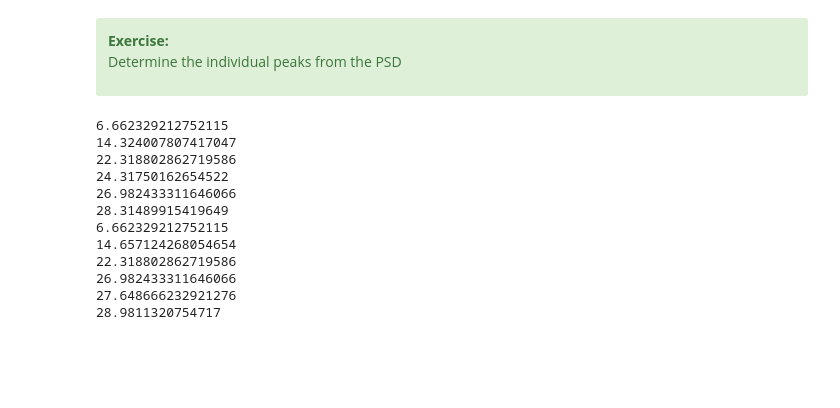
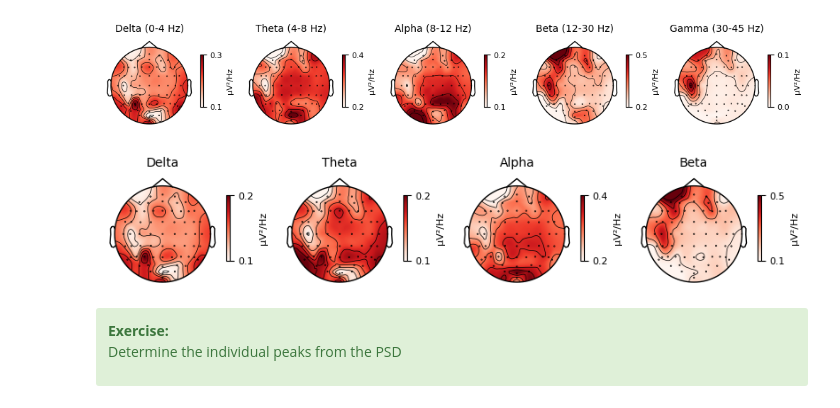
Before and after one commit to CarinaFo/MNE_workshop_liverpool_2024, a Jupyter notebook: notebooks/4_time_frequency_analysis_solution.ipynb, the cells around one changed output. Drawn from its saved outputs; the diff is of its cells as text; code cells hidden in the pictures; blank space fills up the shorter version.

```diff
--- a/notebooks/4_time_frequency_analysis_solution.ipynb
+++ b/notebooks/4_time_frequency_analysis_solution.ipynb
@@ -76,3 +65,15 @@ spectrum_epochs.plot_topomap(ch_type='eeg', normalize=True, dB=True);
+# %%
+spectrum_raw.plot_topomap(ch_type='eeg', normalize=True, dB=True);
+
+
+# change the frequency bands to your liking
+# the bands are defined in the format (start, stop, name)
+bands = [(1, 3, 'Delta'), (3, 6, 'Theta'), (7, 13, 'Alpha'), (15, 30, 'Beta')]
+# the power spectrum density is calculated in the function below
+spectrum_raw.plot_topomap(ch_type='eeg', normalize=True, dB=True, bands=bands);
+# %% [output]
+[figure, added]
+[figure, added]
 # %% [markdown]
 <div class="alert alert-block alert-success">
 <b>Exercise:</b>
@@ -101,20 +83,0 @@ peak_vis = scipy.signal.find_peaks(spectrum_vis)
-# %%
-# where are the peaks?
-for p in peak[0]:
-    print(spectrum.freqs[p])
-
-for p in peak_vis[0]:
-    print(spectrum.freqs[p])
-# %% [output]
-6.662329212752115
-14.324007807417047
-22.318802862719586
-24.31750162654522
-26.982433311646066
-28.31489915419649
-6.662329212752115
-14.657124268054654
-22.318802862719586
-26.982433311646066
-27.648666232921276
-28.9811320754717
```
Also changed, not shown: parts of 45 cells of this notebook.
